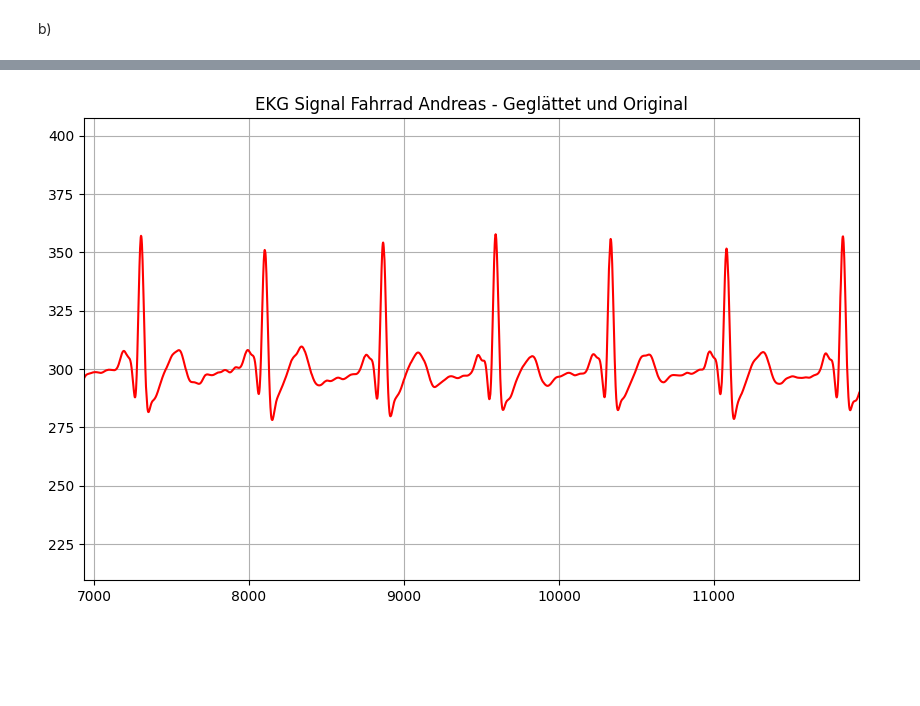
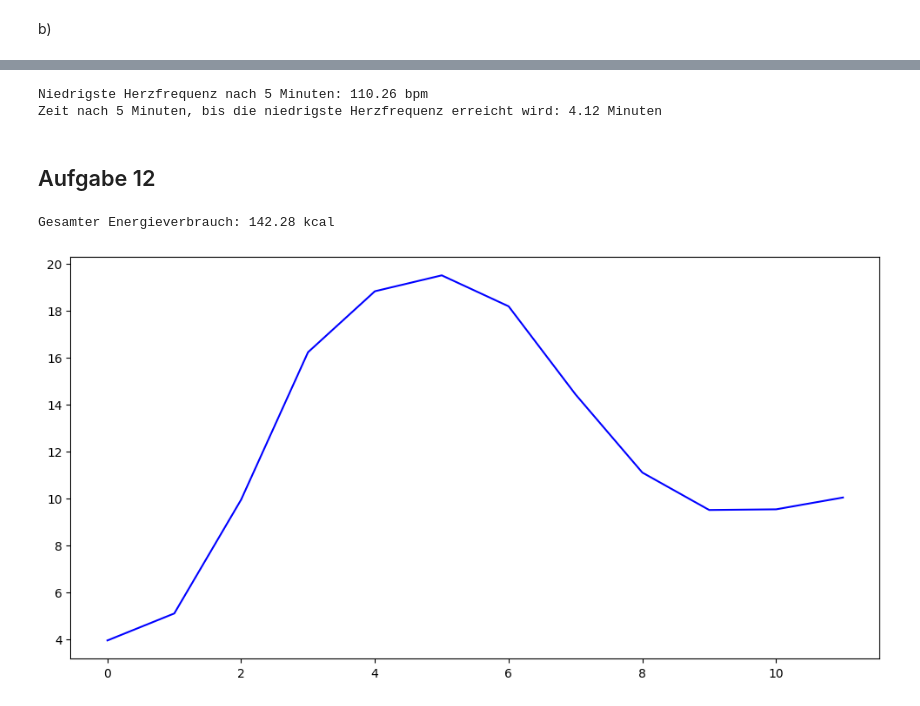
Before and after one commit to VPaulineC/Praktikum-2, a Jupyter notebook: Praktikum_2.ipynb, the cells around one changed output, grey strips where cells are left out. Drawn from its saved outputs; the diff is of its cells as text; code cells hidden in the pictures; blank space fills up the shorter version.

```diff
--- a/Praktikum_2.ipynb
+++ b/Praktikum_2.ipynb
@@ -507,25 +491,49 @@ Die Herzfrequenz kehrte zum Ruhepuls nach 0.12 Minuten zurück.
-# %%
-##Plot Fahrrad Andreas
-df = pd.read_csv('lab2code1_Fahrrad_Andreas.csv', sep = ';')
-time_ms = df['Millis']
-ecg=df['Value']
-#time_ms = time_ms / (1000 * 60)
-
-Wn=0.08
-b, a = sci.butter(4, Wn, 'low', analog=False)
-ecg_filtered = sci.filtfilt(b, a, ecg)
-
-plt.figure(figsize=(10, 6))
-#plt.plot(time_ms, ecg, label='Original Signal', alpha=0.5)
-plt.plot(time_ms, ecg_filtered, label='Geglättetes Signal', color='red')
-plt.title('EKG Signal Fahrrad Andreas - Geglättet und Original')
-#plt.legend()
-plt.grid()
-# Display only 5 seconds of the plot
-start_time = time_ms.iloc[0]
-end_time = start_time + 5000  # 5 seconds later
-
-plt.xlim(start_time, end_time)
-plt.show()
-# %% [output]
-[figure, removed]
+# %%
+# Schritt 1: Ab der fünften Minute die Herzfrequenz extrahieren
+time_threshold = 5  # in Minuten
+after_five_minutes = heart_rate_time >= time_threshold
+heart_rate_after_five = heart_rate_filt[after_five_minutes]
+time_after_five = heart_rate_time[after_five_minutes]
+
+# Schritt 2: Niedrigste Herzfrequenz finden
+min_heart_rate = np.min(heart_rate_after_five)
+min_heart_rate_time = time_after_five.iloc[np.argmin(heart_rate_after_five)]
+
+# Ausgabe des niedrigsten Herzfrequenzwerts und der Zeit, bis er nach 5 Minuten erreicht wird
+print(f"Niedrigste Herzfrequenz nach 5 Minuten: {min_heart_rate:.2f} bpm")
+print(f"Zeit nach 5 Minuten, bis die niedrigste Herzfrequenz erreicht wird: {min_heart_rate_time - time_threshold:.2f} Minuten")
+# %% [output]
+Niedrigste Herzfrequenz nach 5 Minuten: 110.26 bpm
+Zeit nach 5 Minuten, bis die niedrigste Herzfrequenz erreicht wird: 4.12 Minuten
+# %% [markdown]
+## Aufgabe 12
+# %%
+heartrate_ges = []
+for i in range(0,len(heart_rate_filt),131):
+    hr_min = np.mean(heart_rate_filt[i:(i+131)])
+    heartrate_ges.append(float(hr_min))
+
+#print(herzrate_ges)
+
+energy_ges = [3.94,]
+Gewicht=67
+Körpergröße=188
+Ruhepuls = 60.19
+alter = 25
+hf_max = 206-(alter*0.88)
+
+for hr_avg in heartrate_ges:
+    HRR = 100*(hr_avg-Ruhepuls)/(hf_max-alter-Ruhepuls)
+    energieverbrauch = (1.004+0.0250*HRR+0.01088*Gewicht+0.00177*Gewicht*HRR)
+    energy_ges.append(energieverbrauch)
+zeit = list(range(0,len(energy_ges)))
+
+plt.figure(figsize=(12, 6))
+plt.plot(zeit, energy_ges, label='Energieverbrauch', color='b')
+
+# gesamter Energieverbrauch
+gesamt_energieverbrauch = np.sum(energy_ges[1:])  # Ohne den ersten Wert (Initialwert)
+print(f"Gesamter Energieverbrauch: {gesamt_energieverbrauch:.2f} kcal")
+# %% [output]
+Gesamter Energieverbrauch: 142.28 kcal
+[figure, added]
```
Also changed, not shown: parts of 19 cells of this notebook, 1 other file.
